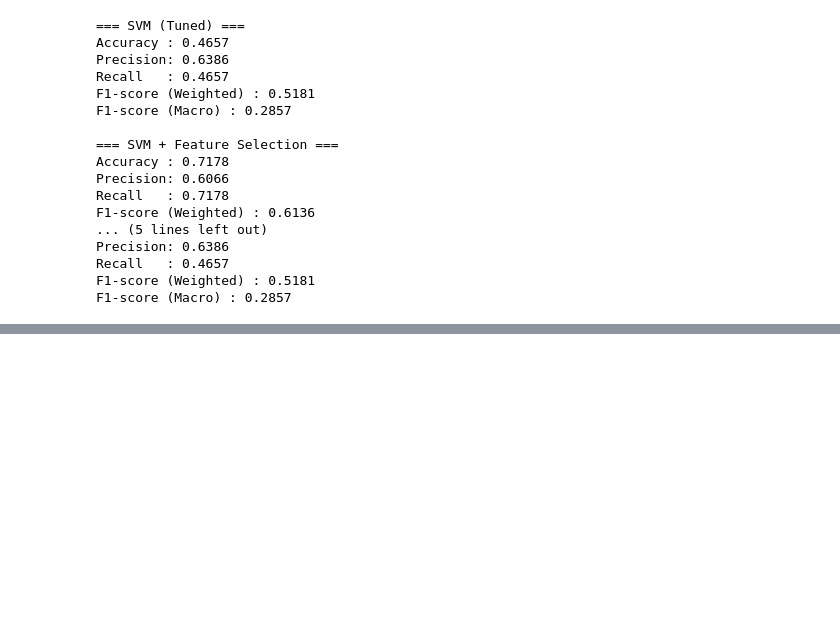
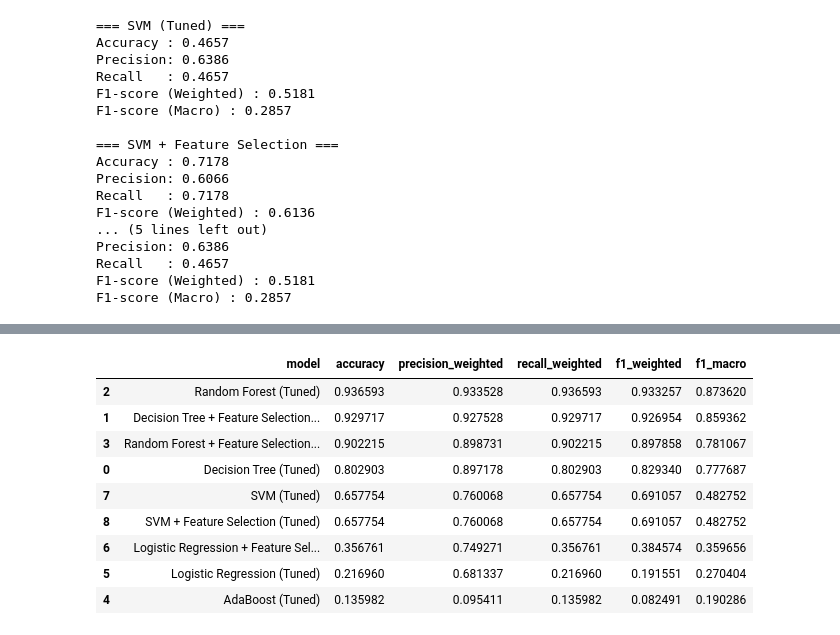
Before and after one commit to ncsalam/Animal-Health-Incidents-ML-, a Jupyter notebook: CSC522_Final_Project.ipynb, the cells around one changed output, grey strips where cells are left out. Saved outputs shown, nothing was run; the diff lists cells and outputs as text; code cells hidden in the pictures; blank space fills up the shorter version.

```diff
--- a/CSC522_Final_Project.ipynb
+++ b/CSC522_Final_Project.ipynb
@@ -2158,0 +2453,45 @@ F1-score (Macro) : 0.2857
+# %%
+from sklearn.metrics import accuracy_score, precision_score, recall_score, f1_score
+
+def collect_model_metrics(name, model, X_eval, y_eval):
+    y_pred = model.predict(X_eval)
+
+    return {
+        "model": name,
+        "accuracy": accuracy_score(y_eval, y_pred),
+        "precision_weighted": precision_score(y_eval, y_pred, average="weighted", zero_division=0),
+        "recall_weighted": recall_score(y_eval, y_pred, average="weighted", zero_division=0),
+        "f1_weighted": f1_score(y_eval, y_pred, average="weighted", zero_division=0),
+        "f1_macro": f1_score(y_eval, y_pred, average="macro", zero_division=0),
+    }
+
+
+models_for_novel_aspect = {
+    "Decision Tree (Tuned)": grid_search_dt,
+    "Decision Tree + Feature Selection (Tuned)": grid_search_dt_kbest,
+    "Random Forest (Tuned)": grid_search_rf,
+    "Random Forest + Feature Selection (Tuned)": grid_search_rf_feature_selection,
+    "AdaBoost (Tuned)": grid_search_ada,
+    "Logistic Regression (Tuned)": grid_search_lr,
+    "Logistic Regression + Feature Selection (Tuned)": grid_search_lr_kbest,
+    "SVM (Tuned)": grid_search_svm,
+    "SVM + Feature Selection (Tuned)": grid_search_svm_kbest,
+}
+
+novel_model_results = pd.DataFrame([
+    collect_model_metrics(name, model, X_val, y_val)
+    for name, model in models_for_novel_aspect.items()
+])
+
+display(novel_model_results.sort_values("f1_macro", ascending=False))
+# %% [output]
+|  | model | accuracy | precision_weighted | recall_weighted | f1_weighted | f1_macro |
+| 2 | Random Forest (Tuned) | 0.936593 | 0.933528 | 0.936593 | 0.933257 | 0.873620 |
+| 1 | Decision Tree + Feature Selection... | 0.929717 | 0.927528 | 0.929717 | 0.926954 | 0.859362 |
+| 3 | Random Forest + Feature Selection... | 0.902215 | 0.898731 | 0.902215 | 0.897858 | 0.781067 |
+| 0 | Decision Tree (Tuned) | 0.802903 | 0.897178 | 0.802903 | 0.829340 | 0.777687 |
+| 7 | SVM (Tuned) | 0.657754 | 0.760068 | 0.657754 | 0.691057 | 0.482752 |
+| 8 | SVM + Feature Selection (Tuned) | 0.657754 | 0.760068 | 0.657754 | 0.691057 | 0.482752 |
+| 6 | Logistic Regression + Feature Sel... | 0.356761 | 0.749271 | 0.356761 | 0.384574 | 0.359656 |
+| 5 | Logistic Regression (Tuned) | 0.216960 | 0.681337 | 0.216960 | 0.191551 | 0.270404 |
+| 4 | AdaBoost (Tuned) | 0.135982 | 0.095411 | 0.135982 | 0.082491 | 0.190286 |
```
Also changed, not shown: parts of 22 cells of this notebook.
